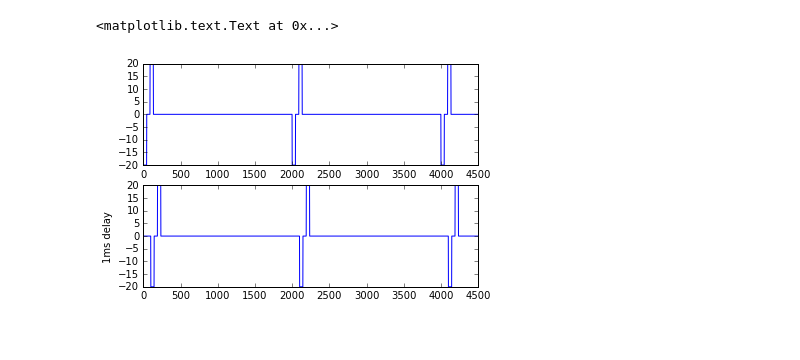
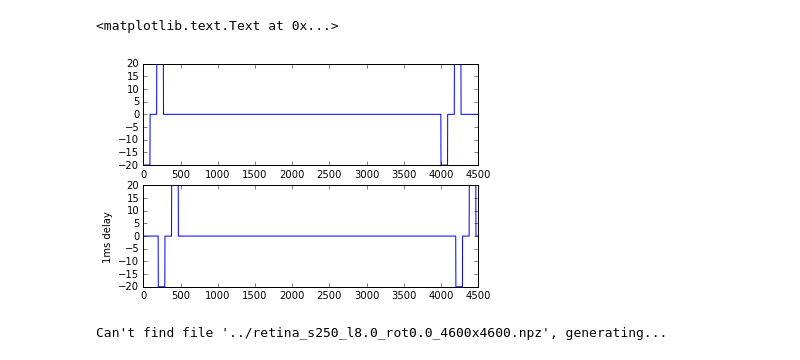
Before and after one commit to mbeyeler/pulse2percept, a Jupyter notebook: examples/notebooks/1.2-mb-exp-Horsager2011-run.ipynb, the cells around one changed output. Cells and saved outputs as stored; diff of their text form; code cells hidden in the pictures.

```diff
--- a/examples/notebooks/1.2-mb-exp-Horsager2011-run.ipynb
+++ b/examples/notebooks/1.2-mb-exp-Horsager2011-run.ipynb
@@ -194,7 +194,7 @@ def run_experiment(exp_params, model):
 # We could use ec2b.Psycho2Pulsetrain, but we'd like to have the stimulus first,
 # followed by the inter-pulse gap. ec2b.Psycho2Pulsetrain has the inter-pulse
 # gap first...
-def get_pulse_train(ampl, delay_dur=0, tsample=1e-5):
+def get_pulse_train(ampl, tsample, delay_dur=0):
     freq = 50
     pulse_dur = 0.45/1000
     stim_dur = 0.5
@@ -221,14 +221,14 @@ def get_pulse_train(ampl, delay_dur=0, tsample=1e-5):
     return TimeSeries(tsample, pulse_train)
 # %%
 plt.subplot(211)
-plt.plot(get_pulse_train(20, 0).data[0:4500])
+plt.plot(get_pulse_train(20, 5e-6, 0).data[0:4500])
 
 plt.subplot(212)
-plt.plot(get_pulse_train(20, 1/1000).data[0:4500])
+plt.plot(get_pulse_train(20, 5e-6, 1/1000).data[0:4500])
 plt.ylabel('1ms delay')
 # %% [output]
 <matplotlib.text.Text at 0x...>
-[figure, old version]
+[figure, new version]
 # %%
 exp_params = dict()
 
@@ -236,13 +236,13 @@ exp_params = dict()
 exp_params['name'] = 'krishnan'
 
 # sampling step in seconds
-exp_params['tsample'] = 0.01/1000
+exp_params['tsample'] = 0.005/1000
 
 # some factor x threshold
 exp_params['fac_thresh'] = 1.5
 
 # threshold current in micro amps
-exp_params['amp_thresh'] = e2cm.distance2threshold(100)
+exp_params['amp_thresh'] = e2cm.distance2threshold(100) / 2.0
 
 # reference current at `fac_thresh` times threshold
 exp_params['amp_ref'] = exp_params['fac_thresh'] * exp_params['amp_thresh']
@@ -252,7 +252,7 @@ exp_params['use_ecs'] = True
 
 exp_params['axon_lambda'] = 8
 exp_params['r_sampling'] = 250
-exp_params['r_rot_deg'] = 4
+exp_params['r_rot_deg'] = 0
 exp_params['integrationtype'] = 'dotproduct'
 
 # where to save the data (relative path)
@@ -260,6 +260,8 @@ exp_params['save_dir'] = 'data/new/lambda%s_rot%.0f_%.2fX/' % (exp_params['axon_
                                                               exp_params['fac_thresh'])
 
 model = setup_model(exp_params)
+# %% [output]
+Can't find file '../retina_s250_l8.0_rot0.0_4600x4600.npz', generating...
 # %%
 # 13 different electrode pairs
 idx_E1  = [   6,   2,   0,  10,   2,  10,   9,  12,   5,   4,   9,   0,   0,  14]
```
Also changed, not shown: parts of 2 cells of this notebook, 4 other files.
